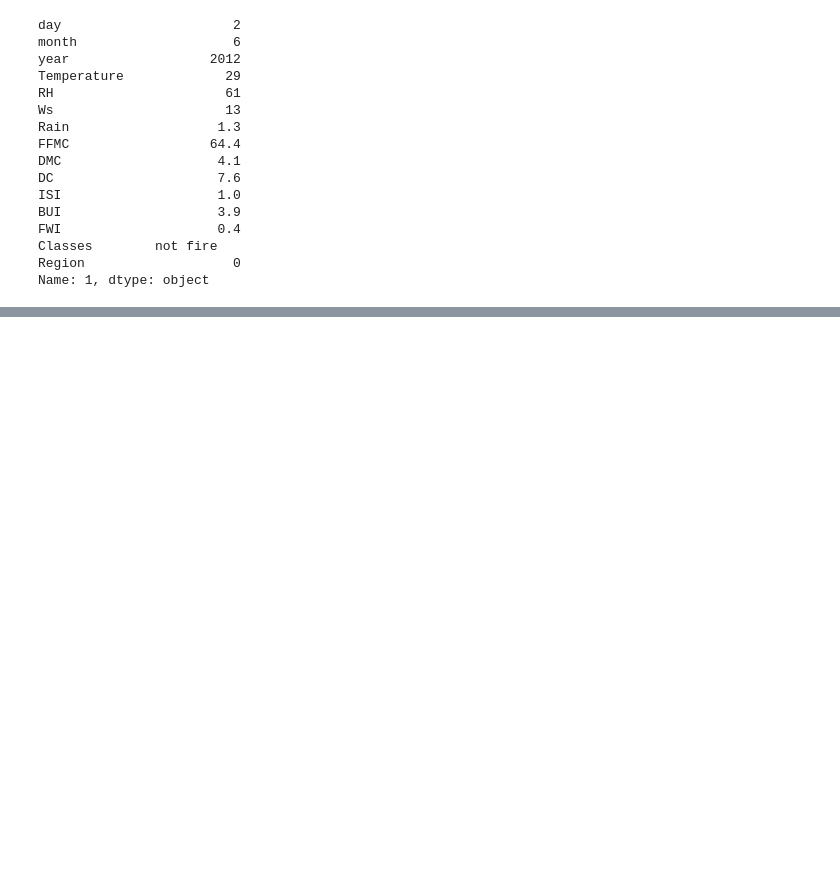
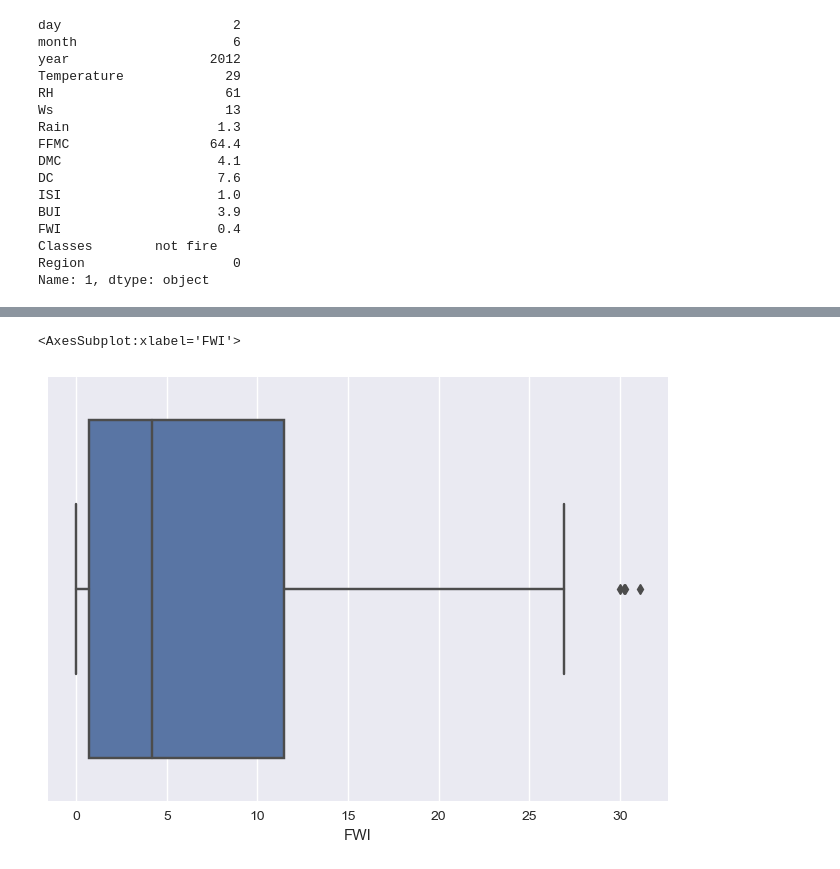
Before and after one commit to psultania1000/ml-playground, a Jupyter notebook: 3.LinearRegression/Ridge+Lasso+Regression.ipynb, the cells around one changed output, grey strips where cells are left out. Cells and saved outputs as stored; diff of their text form; code cells hidden in the pictures; blank space fills up the shorter version.

```diff
--- a/3.LinearRegression/Ridge+Lasso+Regression.ipynb
+++ b/3.LinearRegression/Ridge+Lasso+Regression.ipynb
@@ -284,0 +373,5 @@ df.drop(165).reset_index(drop=True)
+# %%
+sns.boxplot(df["FWI"])
+# %% [output]
+<AxesSubplot:xlabel='FWI'>
+[figure, added]
```
Also changed, not shown: parts of 17 cells of this notebook, 6 other files.
